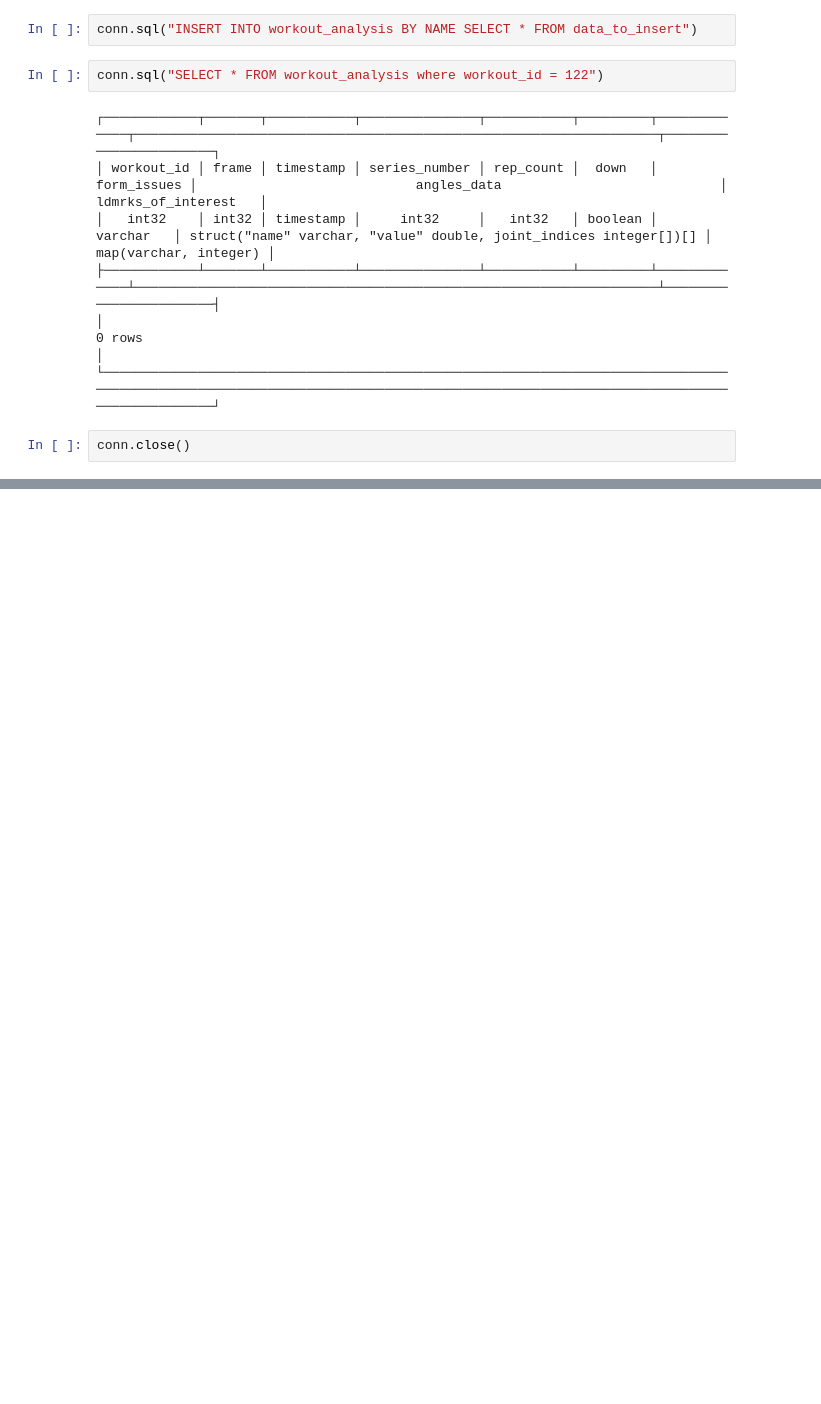
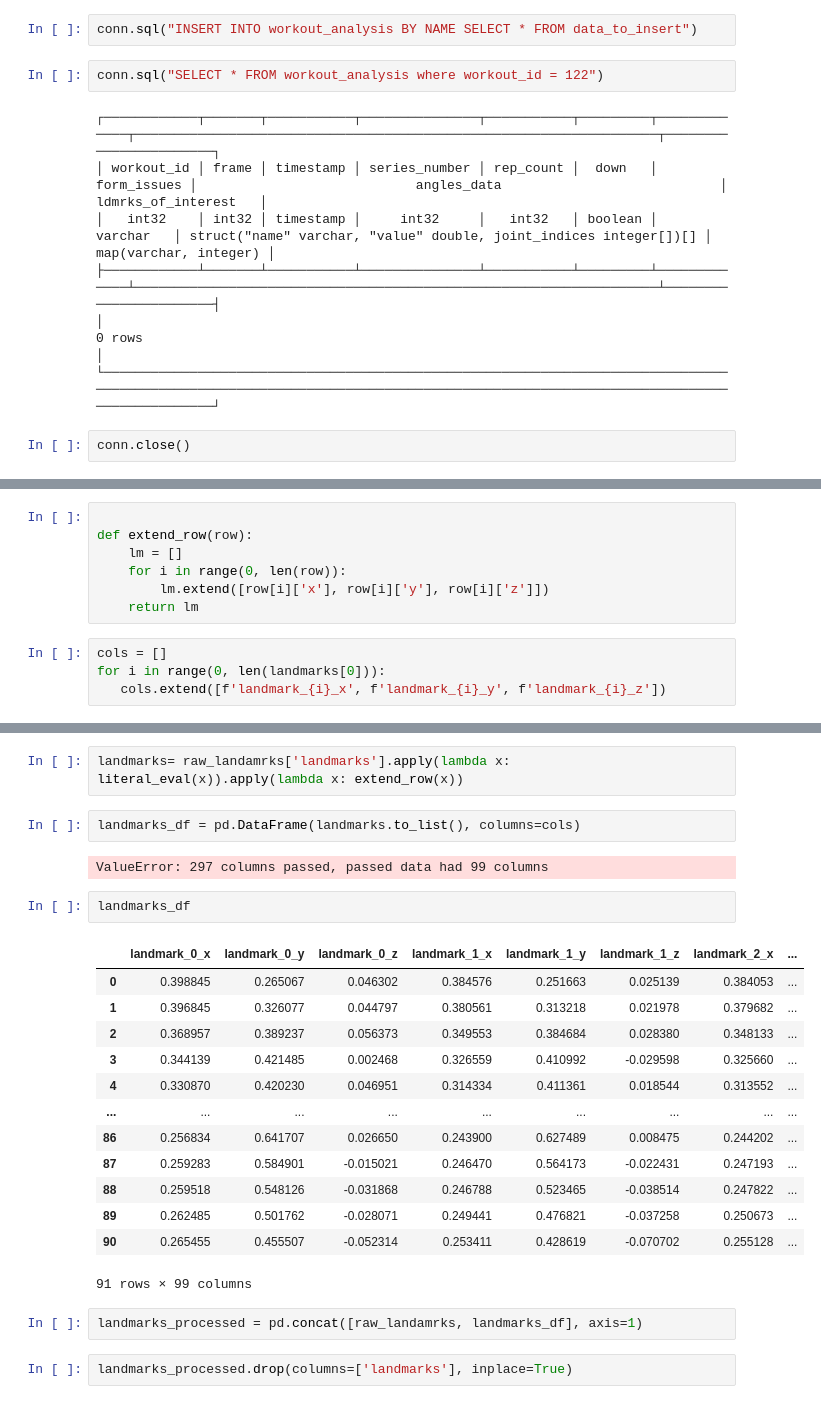
Before and after one commit to thibtd/GymBuddy, a Jupyter notebook: notebook/db_check.ipynb, the cells around one changed output, grey strips where cells are left out. Drawn from its saved outputs; the diff is of its cells as text; blank space fills up the shorter version.

```diff
--- a/notebook/db_check.ipynb
+++ b/notebook/db_check.ipynb
@@ -110,0 +143,11 @@ conn.close()
+# %%
+
+def extend_row(row):
+    lm = []
+    for i in range(0, len(row)):
+        lm.extend([row[i]['x'], row[i]['y'], row[i]['z']])
+    return lm
+# %%
+cols = []
+for i in range(0, len(landmarks[0])):
+   cols.extend([f'landmark_{i}_x', f'landmark_{i}_y', f'landmark_{i}_z'])
@@ -110,0 +190,26 @@ conn.close()
+# %%
+landmarks= raw_landamrks['landmarks'].apply(lambda x: literal_eval(x)).apply(lambda x: extend_row(x))
+# %%
+landmarks_df = pd.DataFrame(landmarks.to_list(), columns=cols)
+# %% [output]
+ValueError: 297 columns passed, passed data had 99 columns
+# %%
+landmarks_df
+# %% [output]
+|  | landmark_0_x | landmark_0_y | landmark_0_z | landmark_1_x | landmark_1_y | landmark_1_z | landmark_2_x | ... |
+| 0 | 0.398845 | 0.265067 | 0.046302 | 0.384576 | 0.251663 | 0.025139 | 0.384053 | ... |
+| 1 | 0.396845 | 0.326077 | 0.044797 | 0.380561 | 0.313218 | 0.021978 | 0.379682 | ... |
+| 2 | 0.368957 | 0.389237 | 0.056373 | 0.349553 | 0.384684 | 0.028380 | 0.348133 | ... |
+| 3 | 0.344139 | 0.421485 | 0.002468 | 0.326559 | 0.410992 | -0.029598 | 0.325660 | ... |
+| 4 | 0.330870 | 0.420230 | 0.046951 | 0.314334 | 0.411361 | 0.018544 | 0.313552 | ... |
+| ... | ... | ... | ... | ... | ... | ... | ... | ... |
+| 86 | 0.256834 | 0.641707 | 0.026650 | 0.243900 | 0.627489 | 0.008475 | 0.244202 | ... |
+| 87 | 0.259283 | 0.584901 | -0.015021 | 0.246470 | 0.564173 | -0.022431 | 0.247193 | ... |
+| 88 | 0.259518 | 0.548126 | -0.031868 | 0.246788 | 0.523465 | -0.038514 | 0.247822 | ... |
+| 89 | 0.262485 | 0.501762 | -0.028071 | 0.249441 | 0.476821 | -0.037258 | 0.250673 | ... |
+| 90 | 0.265455 | 0.455507 | -0.052314 | 0.253411 | 0.428619 | -0.070702 | 0.255128 | ... |
+91 rows × 99 columns
+# %%
+landmarks_processed = pd.concat([raw_landamrks, landmarks_df], axis=1)
+# %%
+landmarks_processed.drop(columns=['landmarks'], inplace=True)
```
Also changed, not shown: parts of 14 cells of this notebook, 6 other files.
